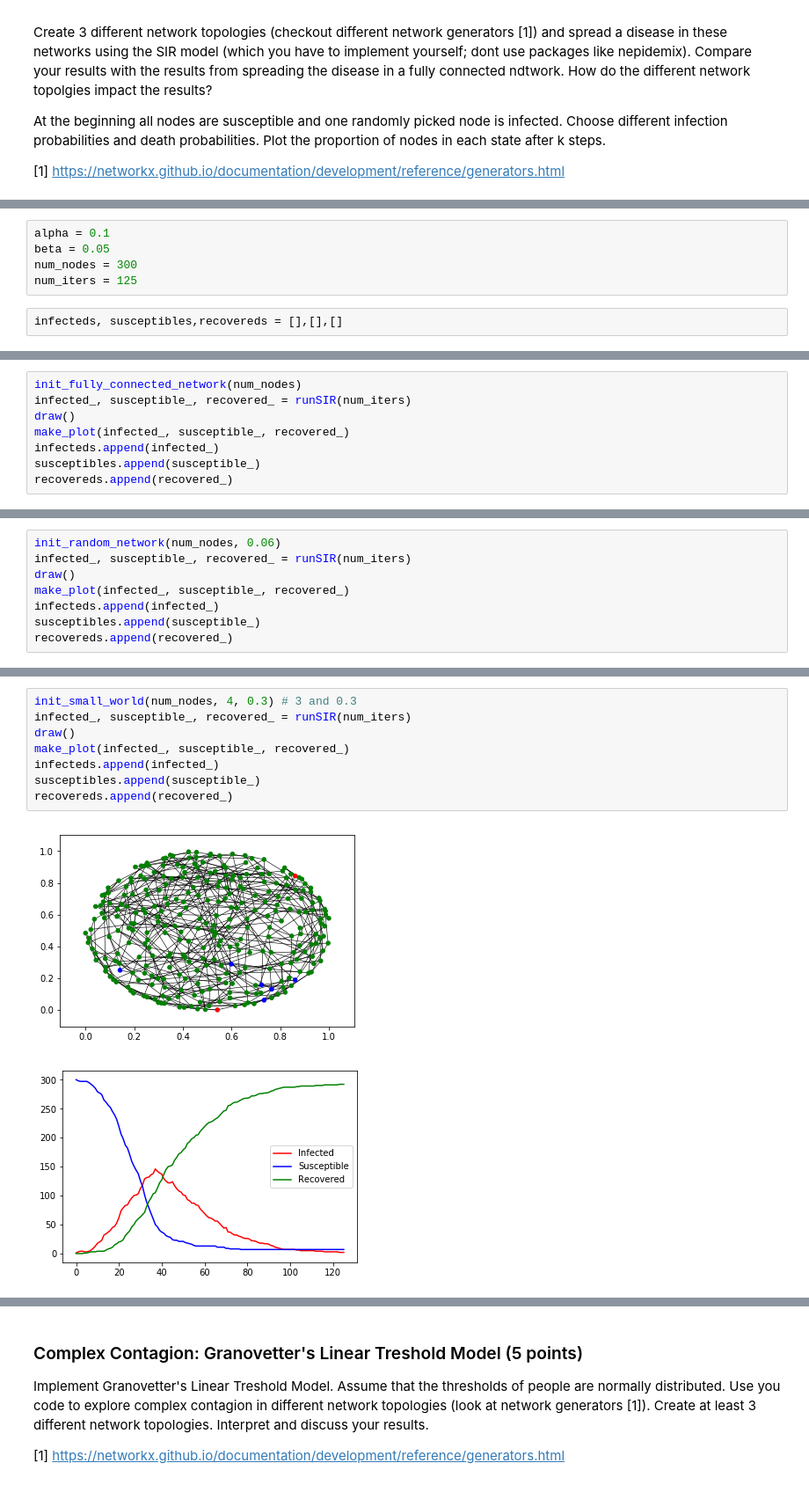
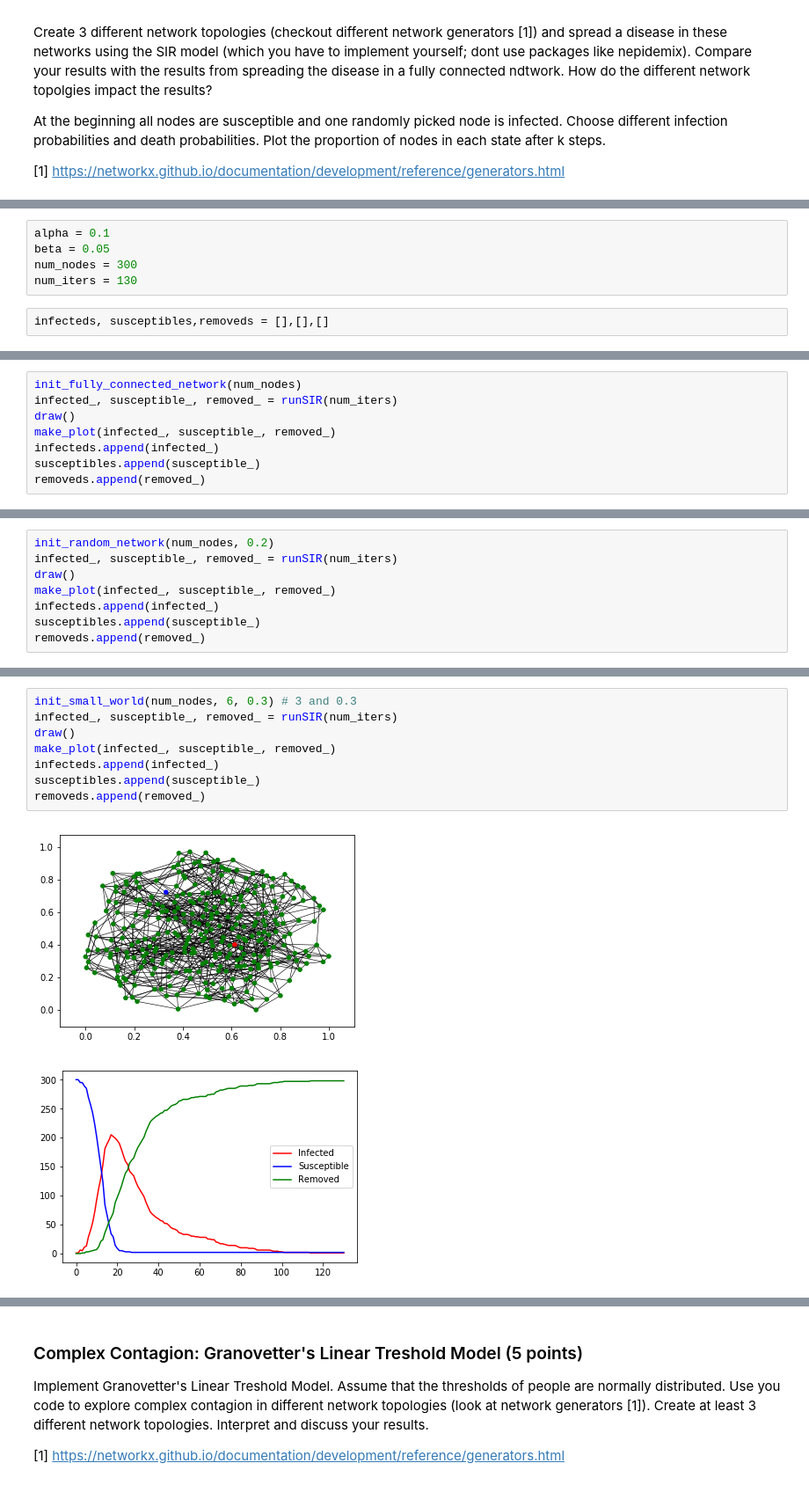
Before and after one commit to dkeske/css2017, a Jupyter notebook: assignment4/daniel_kostic_ass4.ipynb, the cells around one changed output, grey strips where cells are left out. Shown at 88% size. Cells and saved outputs as stored; diff of their text form.

```diff
--- a/assignment4/daniel_kostic_ass4.ipynb
+++ b/assignment4/daniel_kostic_ass4.ipynb
@@ -150,6 +149,6 @@ def make_plot(infected_, susceptible_, recovered_=False):
 alpha = 0.1
 beta = 0.05
 num_nodes = 300
-num_iters = 125
+num_iters = 130
 # %%
-infecteds, susceptibles,recovereds = [],[],[]
+infecteds, susceptibles,removeds = [],[],[]
@@ -156,9 +157,9 @@ infecteds, susceptibles,recovereds = [],[],[]
 # %%
 init_fully_connected_network(num_nodes)
-infected_, susceptible_, recovered_ = runSIR(num_iters)
+infected_, susceptible_, removed_ = runSIR(num_iters)
 draw()
-make_plot(infected_, susceptible_, recovered_)
+make_plot(infected_, susceptible_, removed_)
 infecteds.append(infected_)
 susceptibles.append(susceptible_)
-recovereds.append(recovered_)
+removeds.append(removed_)
 # %% [output]
@@ -167,9 +170,9 @@ recovereds.append(recovered_)
 # %%
-init_random_network(num_nodes, 0.06)
-infected_, susceptible_, recovered_ = runSIR(num_iters)
+init_random_network(num_nodes, 0.2)
+infected_, susceptible_, removed_ = runSIR(num_iters)
 draw()
-make_plot(infected_, susceptible_, recovered_)
+make_plot(infected_, susceptible_, removed_)
 infecteds.append(infected_)
 susceptibles.append(susceptible_)
-recovereds.append(recovered_)
+removeds.append(removed_)
 # %% [output]
@@ -178,14 +183,14 @@ recovereds.append(recovered_)
 # %%
-init_small_world(num_nodes, 4, 0.3) # 3 and 0.3
-infected_, susceptible_, recovered_ = runSIR(num_iters)
+init_small_world(num_nodes, 6, 0.3) # 3 and 0.3
+infected_, susceptible_, removed_ = runSIR(num_iters)
 draw()
-make_plot(infected_, susceptible_, recovered_)
+make_plot(infected_, susceptible_, removed_)
 infecteds.append(infected_)
 susceptibles.append(susceptible_)
-recovereds.append(recovered_)
+removeds.append(removed_)
 # %% [output]
-[figure, old version]
+[figure, new version]
-[figure, old version]
+[figure, new version]
 # %%
 plt.figure(figsize=(15,30))
 plt.subplot(3,1,1)
```
Also changed, not shown: parts of 32 cells of this notebook, 1 other file.
